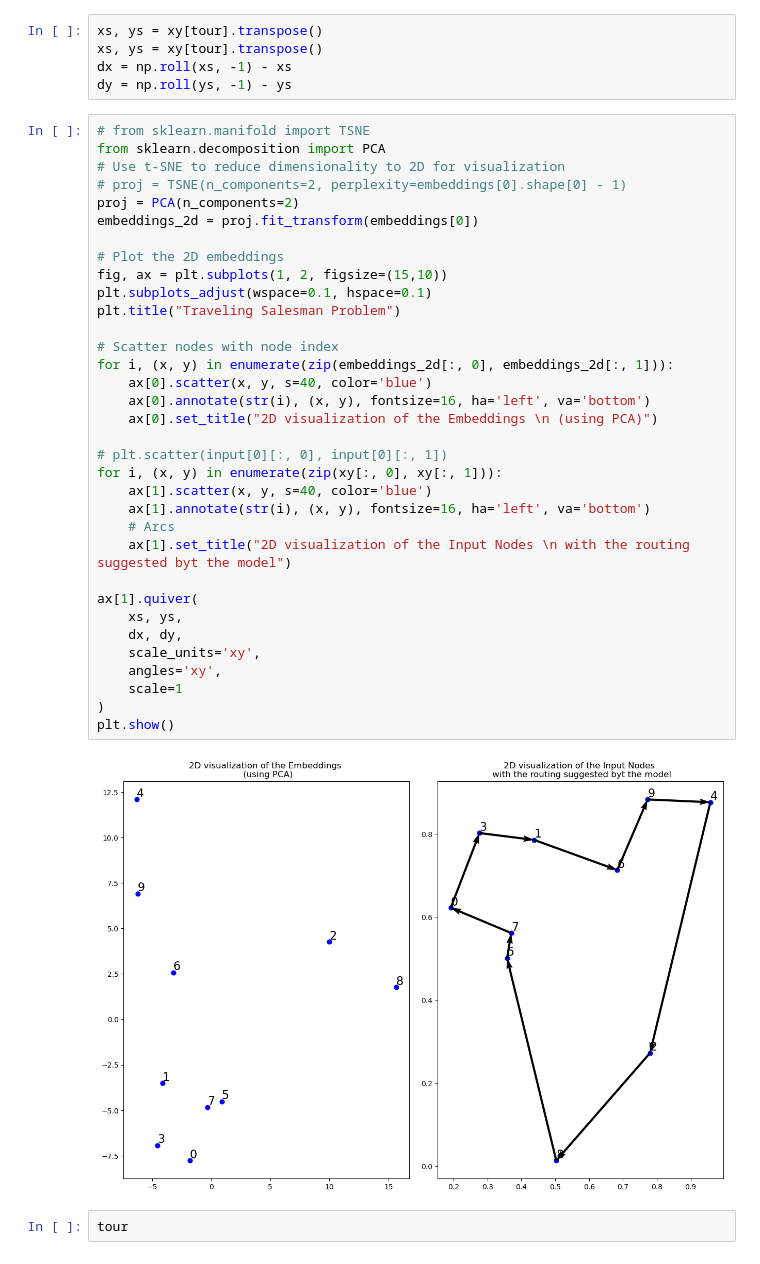
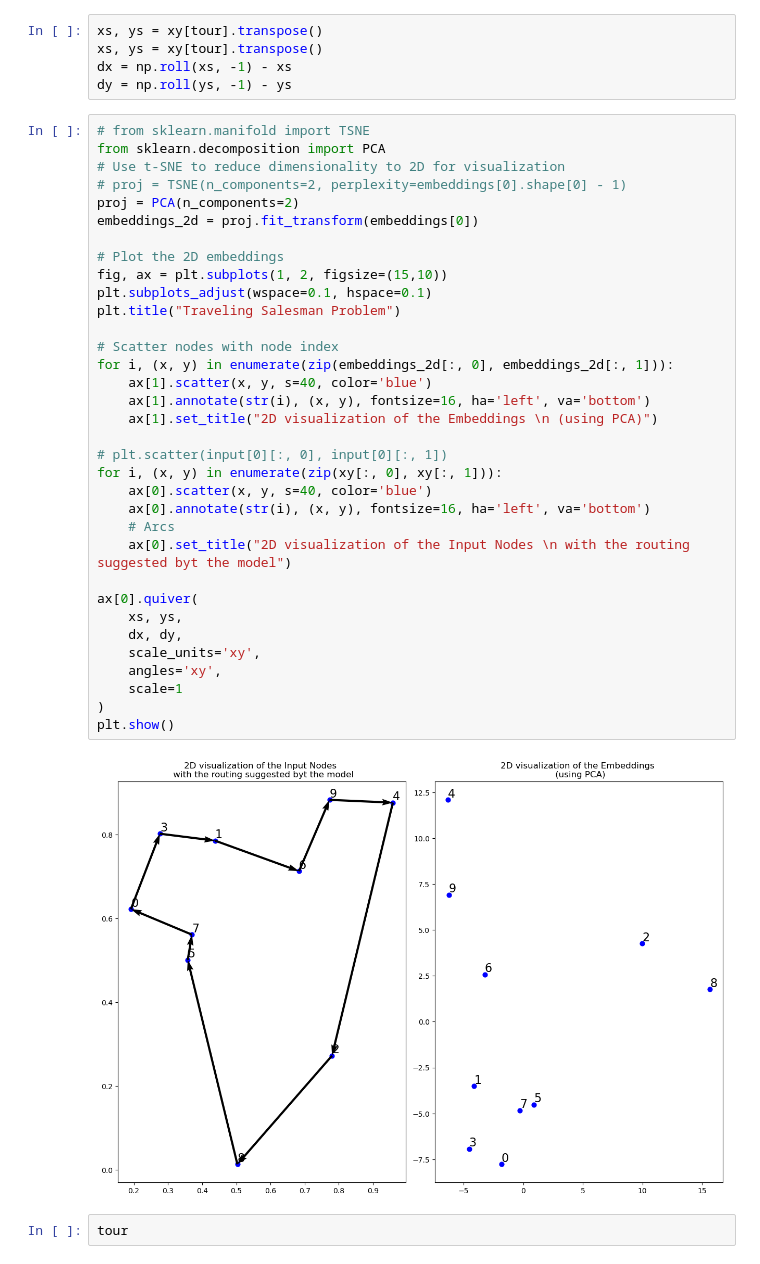
Before and after one commit to kfragkedaki/Master_Thesis, a Jupyter notebook: src/notebooks/simple_tsp.ipynb, the cells around one changed output. Drawn from its saved outputs; the diff is of its cells as text.

```diff
--- a/src/notebooks/simple_tsp.ipynb
+++ b/src/notebooks/simple_tsp.ipynb
@@ -329,39 +329,39 @@ dy = np.roll(ys, -1) - ys
 # %%
 # from sklearn.manifold import TSNE
 from sklearn.decomposition import PCA
 # Use t-SNE to reduce dimensionality to 2D for visualization
 # proj = TSNE(n_components=2, perplexity=embeddings[0].shape[0] - 1)
 proj = PCA(n_components=2)
 embeddings_2d = proj.fit_transform(embeddings[0])
 
 # Plot the 2D embeddings
 fig, ax = plt.subplots(1, 2, figsize=(15,10))
 plt.subplots_adjust(wspace=0.1, hspace=0.1)
 plt.title("Traveling Salesman Problem")
 
 # Scatter nodes with node index
 for i, (x, y) in enumerate(zip(embeddings_2d[:, 0], embeddings_2d[:, 1])):
-    ax[0].scatter(x, y, s=40, color='blue')
-    ax[0].annotate(str(i), (x, y), fontsize=16, ha='left', va='bottom')
-    ax[0].set_title("2D visualization of the Embeddings \n (using PCA)")
+    ax[1].scatter(x, y, s=40, color='blue')
+    ax[1].annotate(str(i), (x, y), fontsize=16, ha='left', va='bottom')
+    ax[1].set_title("2D visualization of the Embeddings \n (using PCA)")
 
 # plt.scatter(input[0][:, 0], input[0][:, 1])
 for i, (x, y) in enumerate(zip(xy[:, 0], xy[:, 1])):
-    ax[1].scatter(x, y, s=40, color='blue')
-    ax[1].annotate(str(i), (x, y), fontsize=16, ha='left', va='bottom')
+    ax[0].scatter(x, y, s=40, color='blue')
+    ax[0].annotate(str(i), (x, y), fontsize=16, ha='left', va='bottom')
     # Arcs
-    ax[1].set_title("2D visualization of the Input Nodes \n with the routing suggested byt the model")
+    ax[0].set_title("2D visualization of the Input Nodes \n with the routing suggested byt the model")
 
-ax[1].quiver(
+ax[0].quiver(
     xs, ys,
     dx, dy,
     scale_units='xy',
     angles='xy',
     scale=1
 )
 plt.show()
 # %% [output]
-[figure, old version]
+[figure, new version]
 # %%
 tour
 # %% [output]
```
Also changed, not shown: parts of 6 cells of this notebook, 1 other file.
